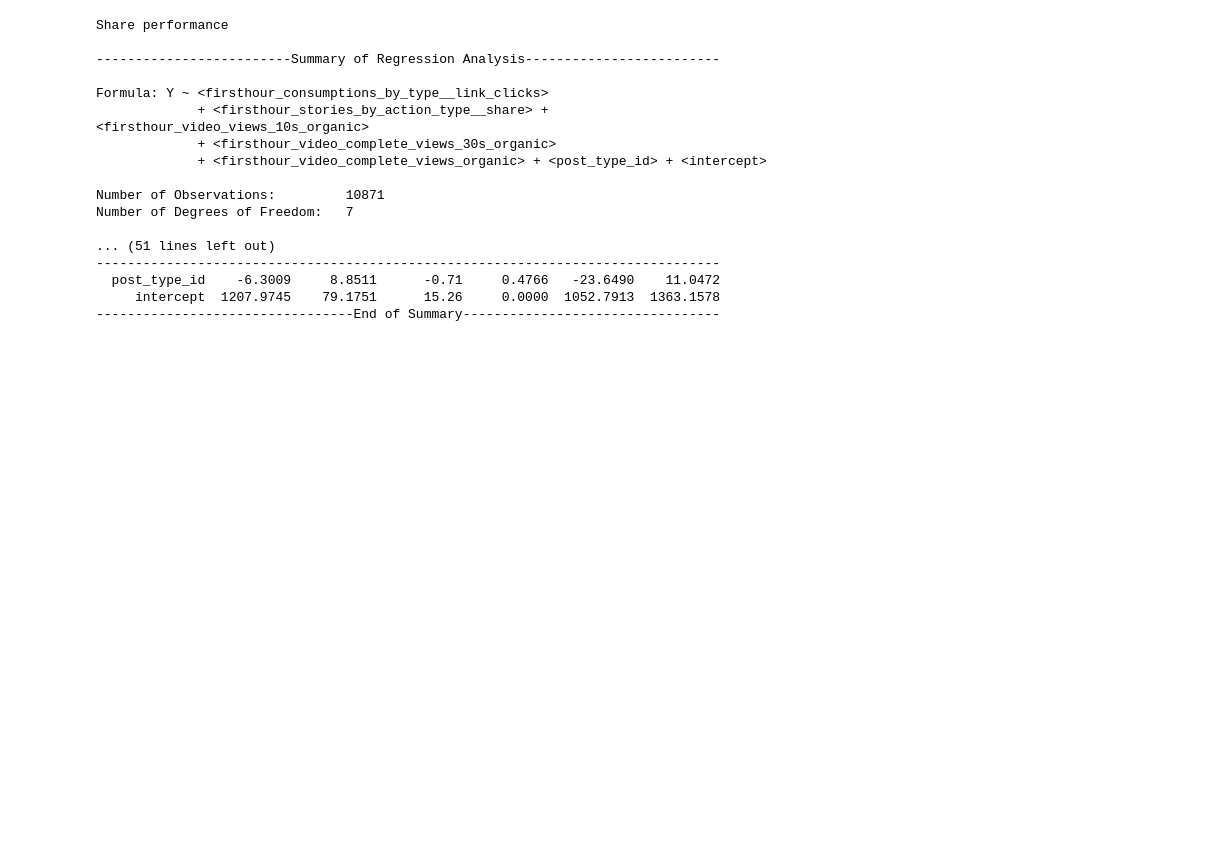
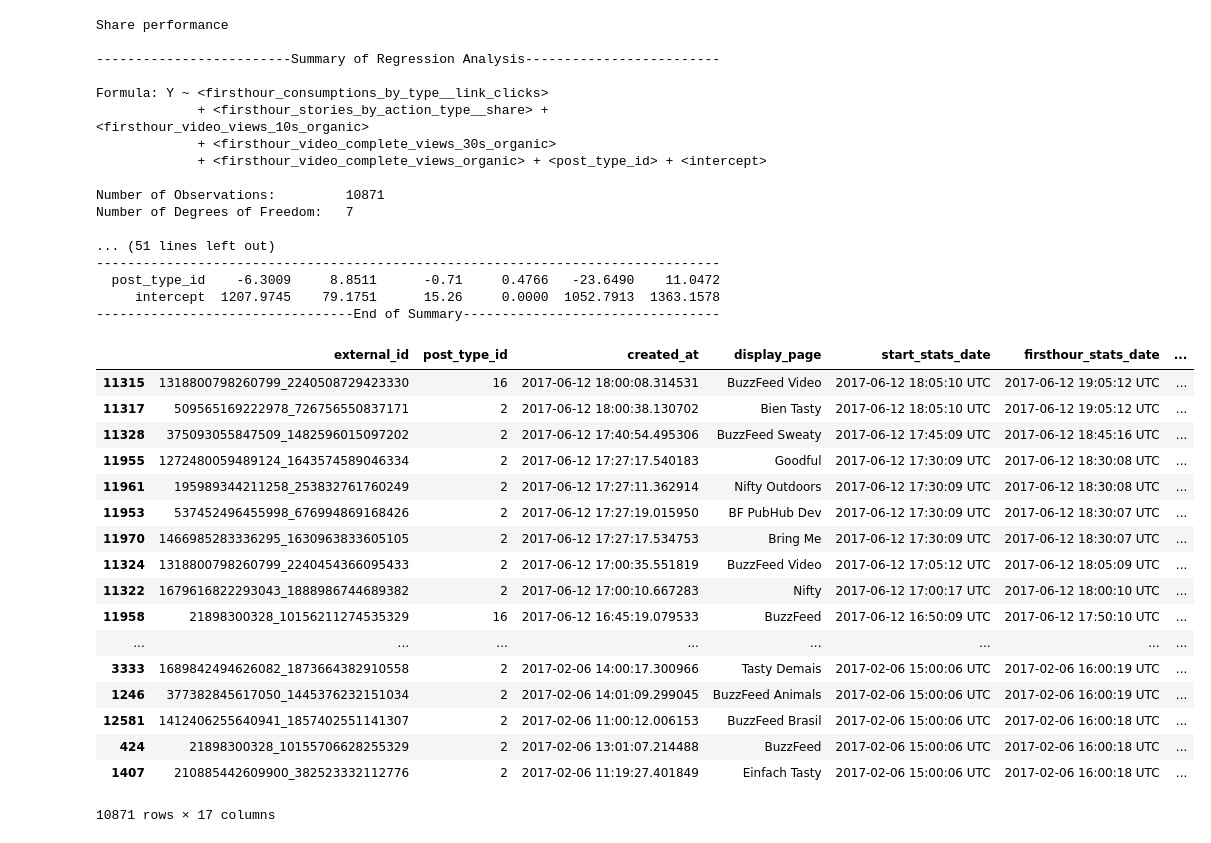
Before and after one commit to eshwarchandrasekharan/predict-pop, a Jupyter notebook: models-videos/performance-prediction.ipynb, the cells around one changed output. Saved outputs shown, nothing was run; the diff lists cells and outputs as text; code cells hidden in the pictures; blank space fills up the shorter version.

Commit message:
model for videos - performance forecast

```diff
--- a/models-videos/performance-prediction.ipynb
+++ b/models-videos/performance-prediction.ipynb
@@ -373,3 +373,24 @@ Number of Degrees of Freedom:   7
   post_type_id    -6.3009     8.8511      -0.71     0.4766   -23.6490    11.0472
      intercept  1207.9745    79.1751      15.26     0.0000  1052.7913  1363.1578
 ---------------------------------End of Summary---------------------------------
+# %%
+train_df
+# %% [output]
+|  | external_id | post_type_id | created_at | display_page | start_stats_date | firsthour_stats_date | ... |
+| 11315 | 1318800798260799_2240508729423330 | 16 | 2017-06-12 18:00:08.314531 | BuzzFeed Video | 2017-06-12 18:05:10 UTC | 2017-06-12 19:05:12 UTC | ... |
+| 11317 | 509565169222978_726756550837171 | 2 | 2017-06-12 18:00:38.130702 | Bien Tasty | 2017-06-12 18:05:10 UTC | 2017-06-12 19:05:12 UTC | ... |
+| 11328 | 375093055847509_1482596015097202 | 2 | 2017-06-12 17:40:54.495306 | BuzzFeed Sweaty | 2017-06-12 17:45:09 UTC | 2017-06-12 18:45:16 UTC | ... |
+| 11955 | 1272480059489124_1643574589046334 | 2 | 2017-06-12 17:27:17.540183 | Goodful | 2017-06-12 17:30:09 UTC | 2017-06-12 18:30:08 UTC | ... |
+| 11961 | 195989344211258_253832761760249 | 2 | 2017-06-12 17:27:11.362914 | Nifty Outdoors | 2017-06-12 17:30:09 UTC | 2017-06-12 18:30:08 UTC | ... |
+| 11953 | 537452496455998_676994869168426 | 2 | 2017-06-12 17:27:19.015950 | BF PubHub Dev | 2017-06-12 17:30:09 UTC | 2017-06-12 18:30:07 UTC | ... |
+| 11970 | 1466985283336295_1630963833605105 | 2 | 2017-06-12 17:27:17.534753 | Bring Me | 2017-06-12 17:30:09 UTC | 2017-06-12 18:30:07 UTC | ... |
+| 11324 | 1318800798260799_2240454366095433 | 2 | 2017-06-12 17:00:35.551819 | BuzzFeed Video | 2017-06-12 17:05:12 UTC | 2017-06-12 18:05:09 UTC | ... |
+| 11322 | 1679616822293043_1888986744689382 | 2 | 2017-06-12 17:00:10.667283 | Nifty | 2017-06-12 17:00:17 UTC | 2017-06-12 18:00:10 UTC | ... |
+| 11958 | 21898300328_10156211274535329 | 16 | 2017-06-12 16:45:19.079533 | BuzzFeed | 2017-06-12 16:50:09 UTC | 2017-06-12 17:50:10 UTC | ... |
+| ... | ... | ... | ... | ... | ... | ... | ... |
+| 3333 | 1689842494626082_1873664382910558 | 2 | 2017-02-06 14:00:17.300966 | Tasty Demais | 2017-02-06 15:00:06 UTC | 2017-02-06 16:00:19 UTC | ... |
+| 1246 | 377382845617050_1445376232151034 | 2 | 2017-02-06 14:01:09.299045 | BuzzFeed Animals | 2017-02-06 15:00:06 UTC | 2017-02-06 16:00:19 UTC | ... |
+| 12581 | 1412406255640941_1857402551141307 | 2 | 2017-02-06 11:00:12.006153 | BuzzFeed Brasil | 2017-02-06 15:00:06 UTC | 2017-02-06 16:00:18 UTC | ... |
+| 424 | 21898300328_10155706628255329 | 2 | 2017-02-06 13:01:07.214488 | BuzzFeed | 2017-02-06 15:00:06 UTC | 2017-02-06 16:00:18 UTC | ... |
+| 1407 | 210885442609900_382523332112776 | 2 | 2017-02-06 11:19:27.401849 | Einfach Tasty | 2017-02-06 15:00:06 UTC | 2017-02-06 16:00:18 UTC | ... |
+10871 rows × 17 columns
```
